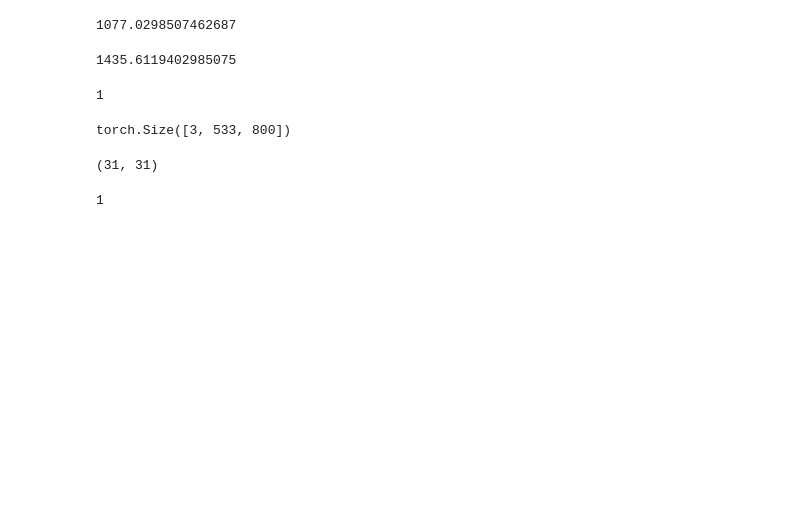
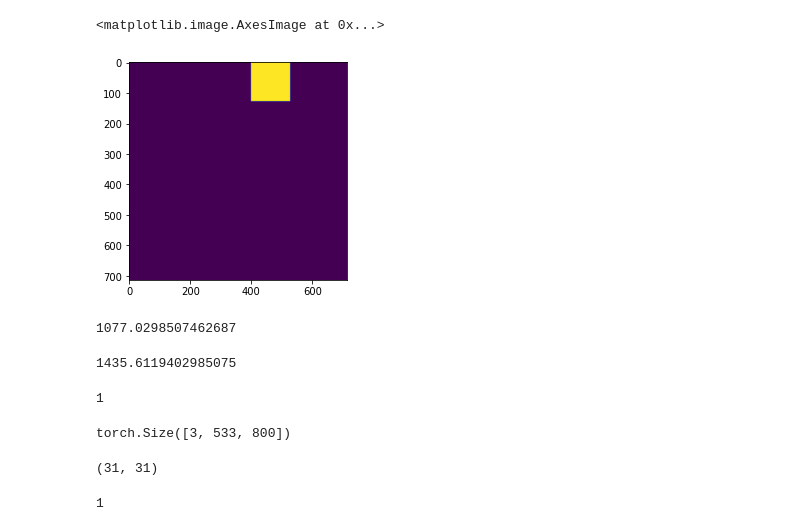
Before and after one commit to yizhe-ang/fake-detection-lab, a Jupyter notebook: notebooks/test.ipynb, the cells around one changed output. Cells and saved outputs as stored; diff of their text form; code cells hidden in the pictures; blank space fills up the shorter version.

```diff
--- a/notebooks/test.ipynb
+++ b/notebooks/test.ipynb
@@ -35,0 +38,6 @@ img = data['img']
+# %%
+img = PatchedImage(img, 128, 30)
+# %%
+for batch in img.patch_maps_gen():
+    maps = batch
+    break
@@ -36,3 +65,8 @@ img = data['img']
+# %%
+plt.imshow(maps[21])
+# %% [output]
+<matplotlib.image.AxesImage at 0x...>
+[figure, added]
 # %%
 shapes = []
 for i in range(len(ds)):
```
Also changed, not shown: parts of 7 cells of this notebook, 25 other files.
